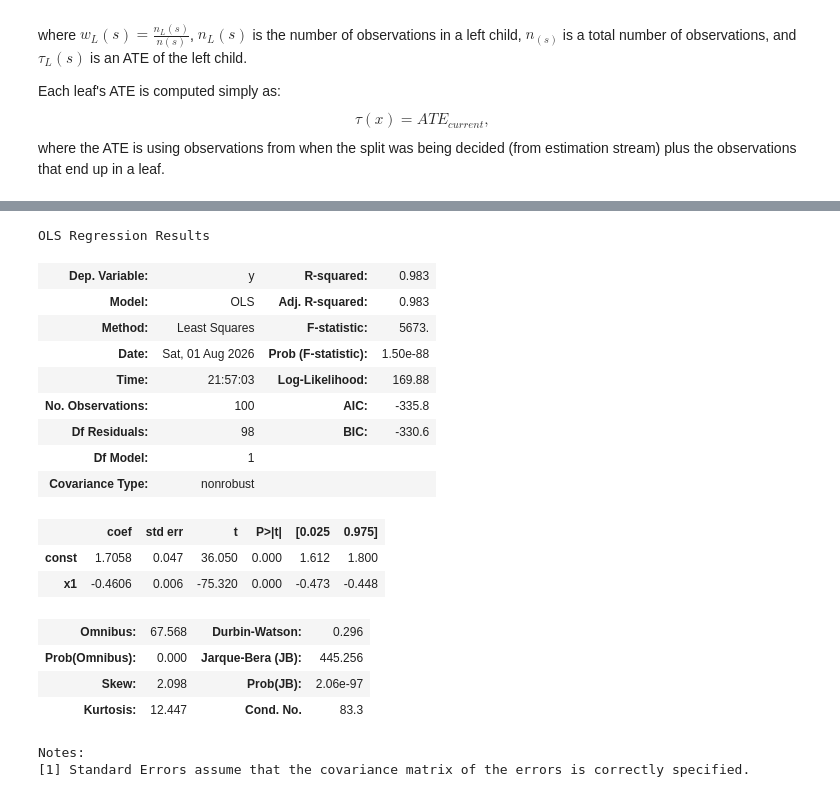
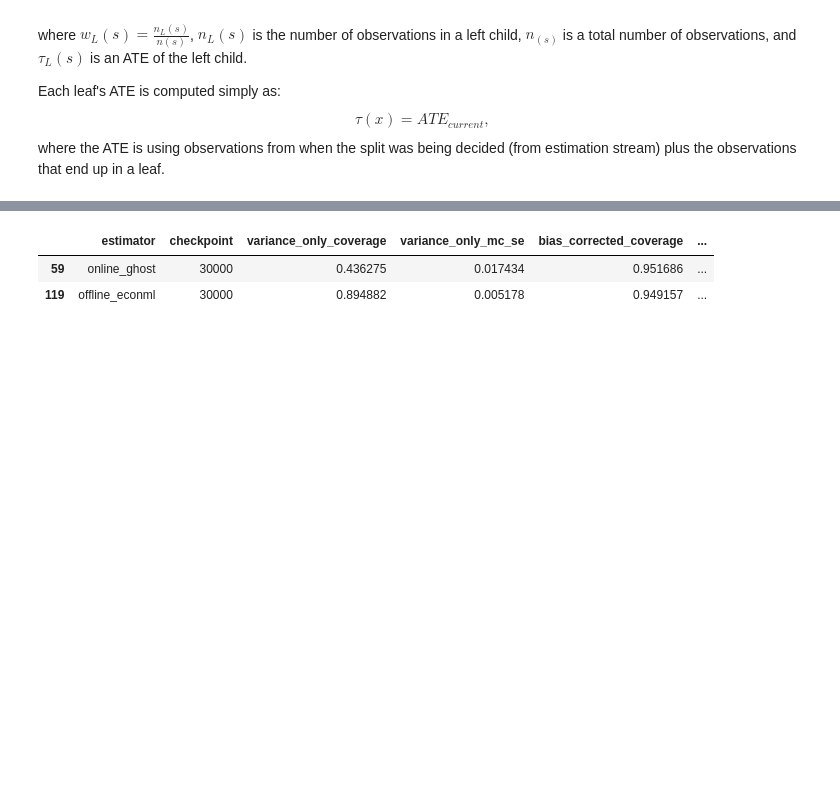
Before and after one commit to goxmox/online_random_forest, a Jupyter notebook: online_rf.ipynb, the cells around one changed output, grey strips where cells are left out. Saved outputs shown, nothing was run; the diff lists cells and outputs as text; code cells hidden in the pictures; blank space fills up the shorter version.

```diff
--- a/online_rf.ipynb
+++ b/online_rf.ipynb
@@ -858,24 +2618,25 @@ Notes:
 # %%
-import statsmodels.api as sm
+def coverage_frame(summary, estimator_name):
+    coverage = summary["coverage"]
+    return pd.DataFrame({
+        "estimator": estimator_name,
+        "checkpoint": summary["checkpoints"].astype(int),
+        "variance_only_coverage": coverage["variance_only"],
+        "variance_only_mc_se": coverage["variance_only_mc_standard_error"],
+        "bias_corrected_coverage": coverage["bias_corrected"],
+        "bias_corrected_mc_se": coverage["bias_corrected_mc_standard_error"],
+        "variance_only_mean_length": coverage["variance_only_mean_interval_length"],
+        "bias_corrected_mean_length": coverage["bias_corrected_mean_interval_length"],
+        "variance_only_grid_coverage": coverage["variance_only_simultaneous"],
+        "bias_corrected_grid_coverage": coverage["bias_corrected_simultaneous"],
+    })
 
-sm.OLS(exog=sm.add_constant(np.log(np.arange(startup_n + 50, startup_n + 50 * (epochs + 1), 50))), endog=np.log(mean_mae_offline)).fit().summary()
+coverage_results = pd.concat([
+    coverage_frame(online_metrics, PRIMARY_ONLINE_ESTIMATOR.name),
+    coverage_frame(offline_metrics, PRIMARY_OFFLINE_ESTIMATOR.name),
+], ignore_index=True)
+coverage_results.groupby("estimator").tail(1)
 # %% [output]
-OLS Regression Results
-| Dep. Variable: | y | R-squared: | 0.983 |
-| Model: | OLS | Adj. R-squared: | 0.983 |
-| Method: | Least Squares | F-statistic: | 5673. |
-| Date: | Sat, 01 Aug 2026 | Prob (F-statistic): | 1.50e-88 |
-| Time: | 21:57:03 | Log-Likelihood: | 169.88 |
-| No. Observations: | 100 | AIC: | -335.8 |
-| Df Residuals: | 98 | BIC: | -330.6 |
-| Df Model: | 1 |  |  |
-| Covariance Type: | nonrobust |  |  |
+|  | estimator | checkpoint | variance_only_coverage | variance_only_mc_se | bias_corrected_coverage | ... |
+| 59 | online_ghost | 30000 | 0.436275 | 0.017434 | 0.951686 | ... |
+| 119 | offline_econml | 30000 | 0.894882 | 0.005178 | 0.949157 | ... |
-|  | coef | std err | t | P>|t| | [0.025 | 0.975] |
-| const | 1.7058 | 0.047 | 36.050 | 0.000 | 1.612 | 1.800 |
-| x1 | -0.4606 | 0.006 | -75.320 | 0.000 | -0.473 | -0.448 |
-| Omnibus: | 67.568 | Durbin-Watson: | 0.296 |
-| Prob(Omnibus): | 0.000 | Jarque-Bera (JB): | 445.256 |
-| Skew: | 2.098 | Prob(JB): | 2.06e-97 |
-| Kurtosis: | 12.447 | Cond. No. | 83.3 |
-Notes:
-[1] Standard Errors assume that the covariance matrix of the errors is correctly specified.
```
Also changed, not shown: parts of 17 cells of this notebook.
